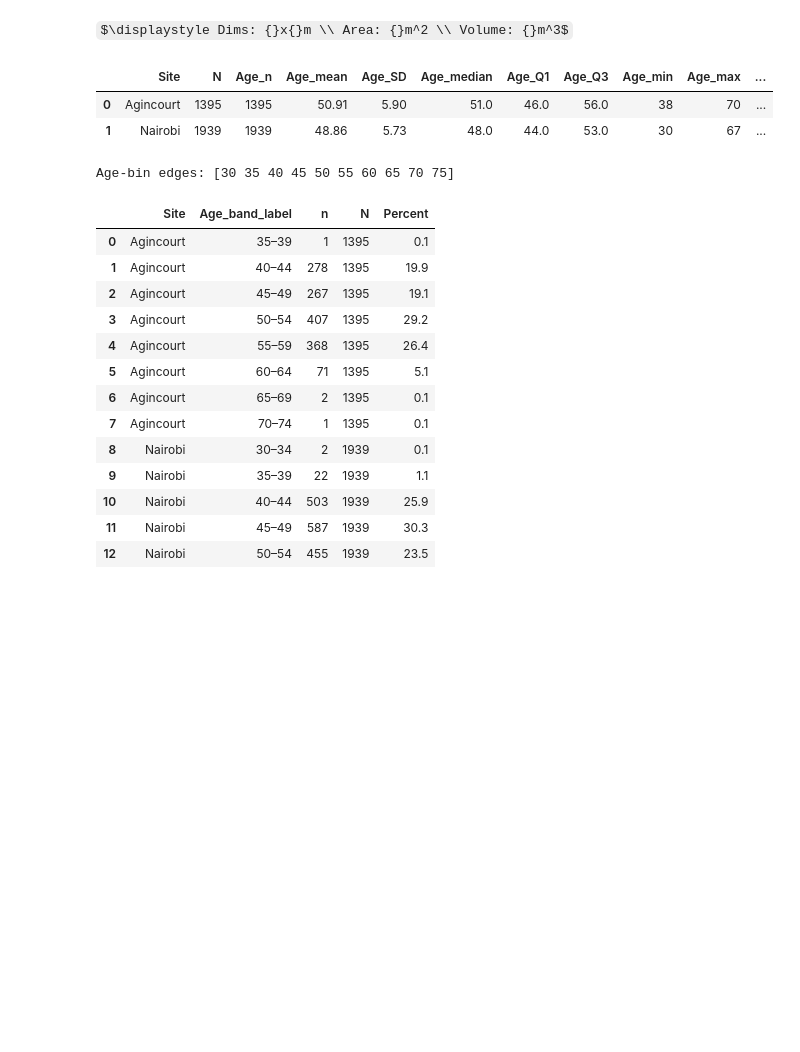
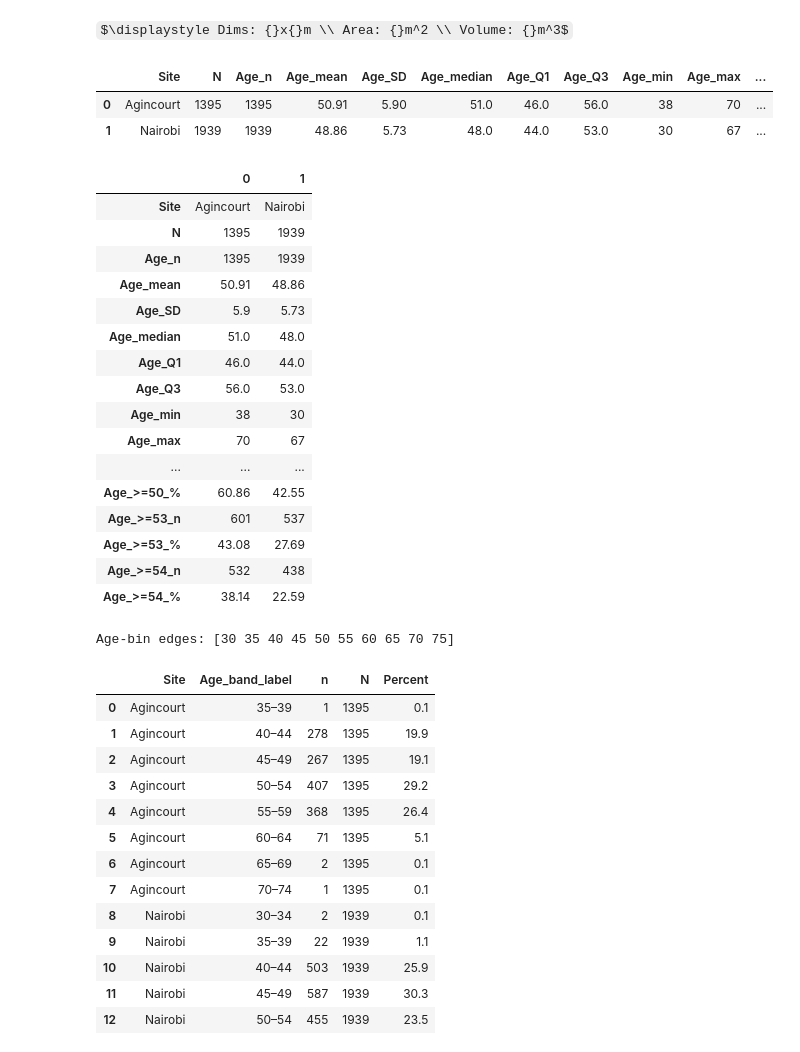
Before and after one commit to kayvinsoo7/HAALSI_work, a Jupyter notebook: mdscan-master/poisson_scoring3.ipynb, the cells around one changed output. Saved outputs shown, nothing was run; the diff lists cells and outputs as text; code cells hidden in the pictures; some formulas as TeX source; blank space fills up the shorter version.

```diff
--- a/mdscan-master/poisson_scoring3.ipynb
+++ b/mdscan-master/poisson_scoring3.ipynb
@@ -211,6 +211,26 @@ display(display_table)
 |  | Site | N | Age_n | Age_mean | Age_SD | Age_median | Age_Q1 | Age_Q3 | Age_min | Age_max | ... |
 | 0 | Agincourt | 1395 | 1395 | 50.91 | 5.90 | 51.0 | 46.0 | 56.0 | 38 | 70 | ... |
 | 1 | Nairobi | 1939 | 1939 | 48.86 | 5.73 | 48.0 | 44.0 | 53.0 | 30 | 67 | ... |
+# %%
+display_table.T
+# %% [output]
+|  | 0 | 1 |
+| Site | Agincourt | Nairobi |
+| N | 1395 | 1939 |
+| Age_n | 1395 | 1939 |
+| Age_mean | 50.91 | 48.86 |
+| Age_SD | 5.9 | 5.73 |
+| Age_median | 51.0 | 48.0 |
+| Age_Q1 | 46.0 | 44.0 |
+| Age_Q3 | 56.0 | 53.0 |
+| Age_min | 38 | 30 |
+| Age_max | 70 | 67 |
+| ... | ... | ... |
+| Age_>=50_% | 60.86 | 42.55 |
+| Age_>=53_n | 601 | 537 |
+| Age_>=53_% | 43.08 | 27.69 |
+| Age_>=54_n | 532 | 438 |
+| Age_>=54_% | 38.14 | 22.59 |
 # %%
 # ============================================================
 # CREATE COMMON 5-YEAR AGE BANDS ACROSS BOTH SITES
```
Also changed, not shown: parts of 9 cells of this notebook.
